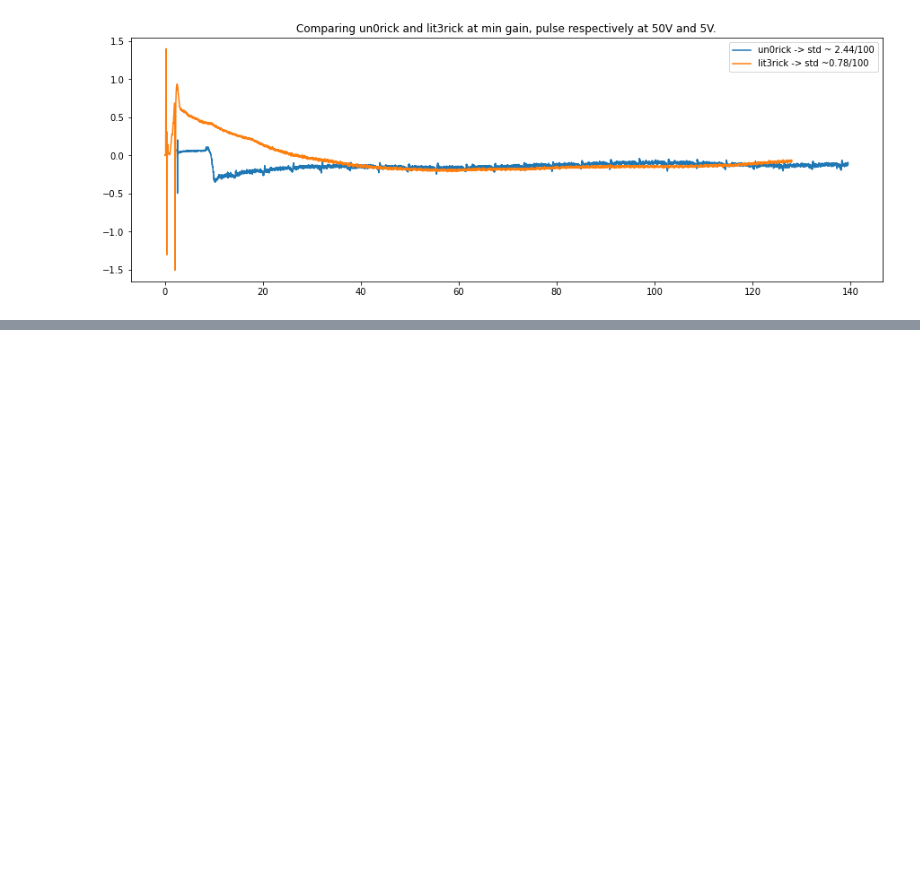
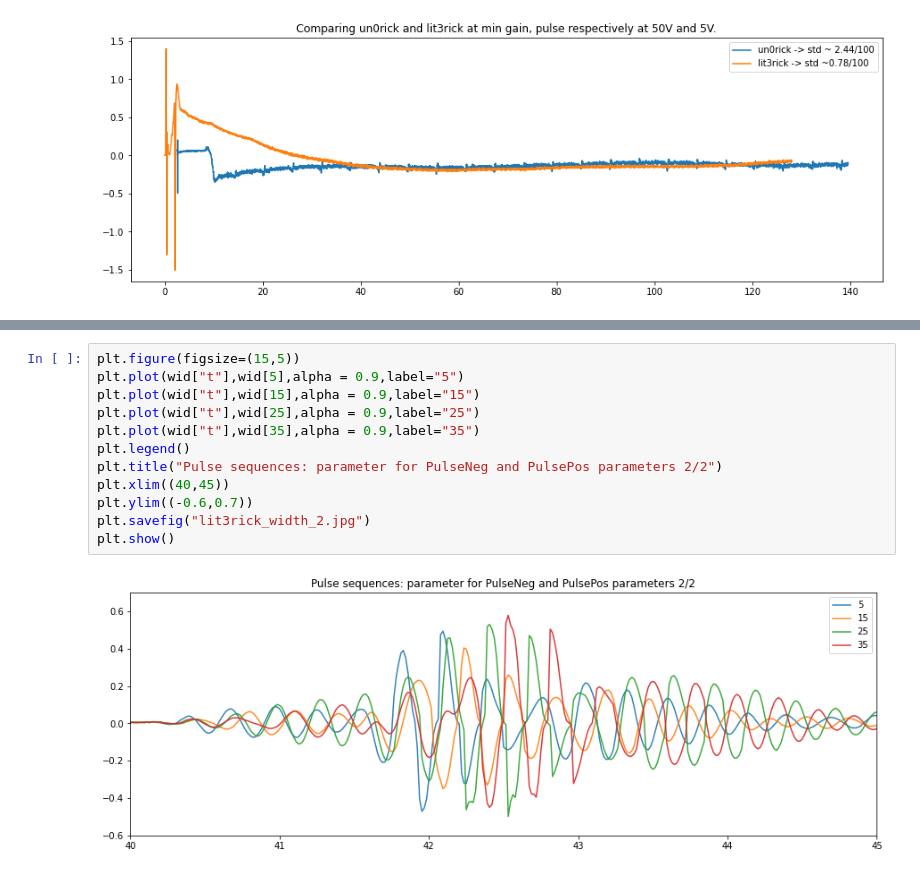
Before and after one commit to kelu124/lit3rick, a Jupyter notebook: sample_acqs/0.CompareAcqs.ipynb, the cells around one changed output, grey strips where cells are left out. Drawn from its saved outputs; the diff is of its cells as text; blank space fills up the shorter version.

```diff
--- a/sample_acqs/0.CompareAcqs.ipynb
+++ b/sample_acqs/0.CompareAcqs.ipynb
@@ -52,0 +108,14 @@ plt.show()
+# %%
+plt.figure(figsize=(15,5))
+plt.plot(wid["t"],wid[5],alpha = 0.9,label="5")
+plt.plot(wid["t"],wid[15],alpha = 0.9,label="15")
+plt.plot(wid["t"],wid[25],alpha = 0.9,label="25")
+plt.plot(wid["t"],wid[35],alpha = 0.9,label="35")
+plt.legend()
+plt.title("Pulse sequences: parameter for PulseNeg and PulsePos parameters 2/2")
+plt.xlim((40,45))
+plt.ylim((-0.6,0.7))
+plt.savefig("lit3rick_width_2.jpg")
+plt.show()
+# %% [output]
+[figure, added]
```
Also changed, not shown: parts of 10 cells of this notebook, 7 other files.
